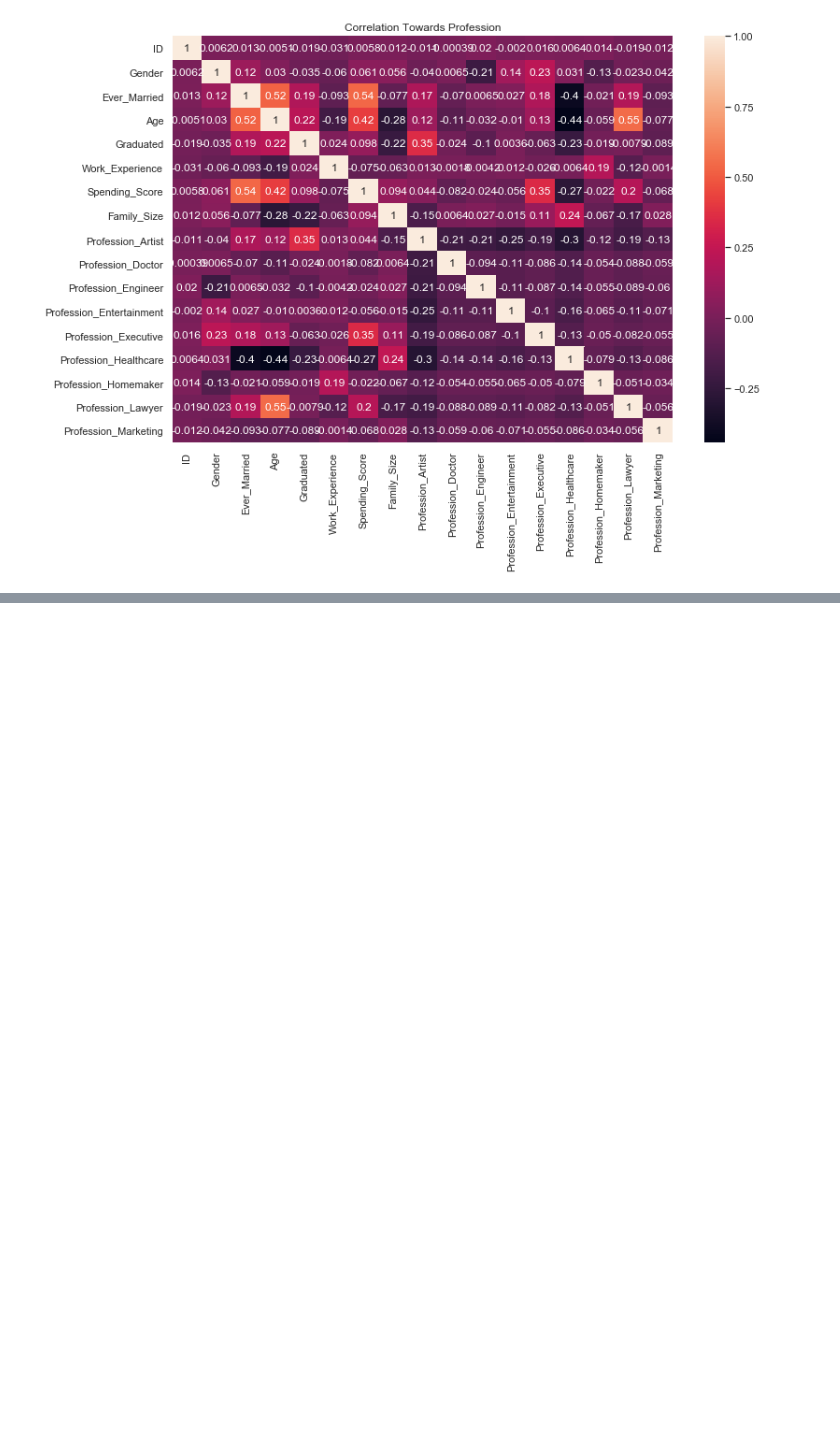
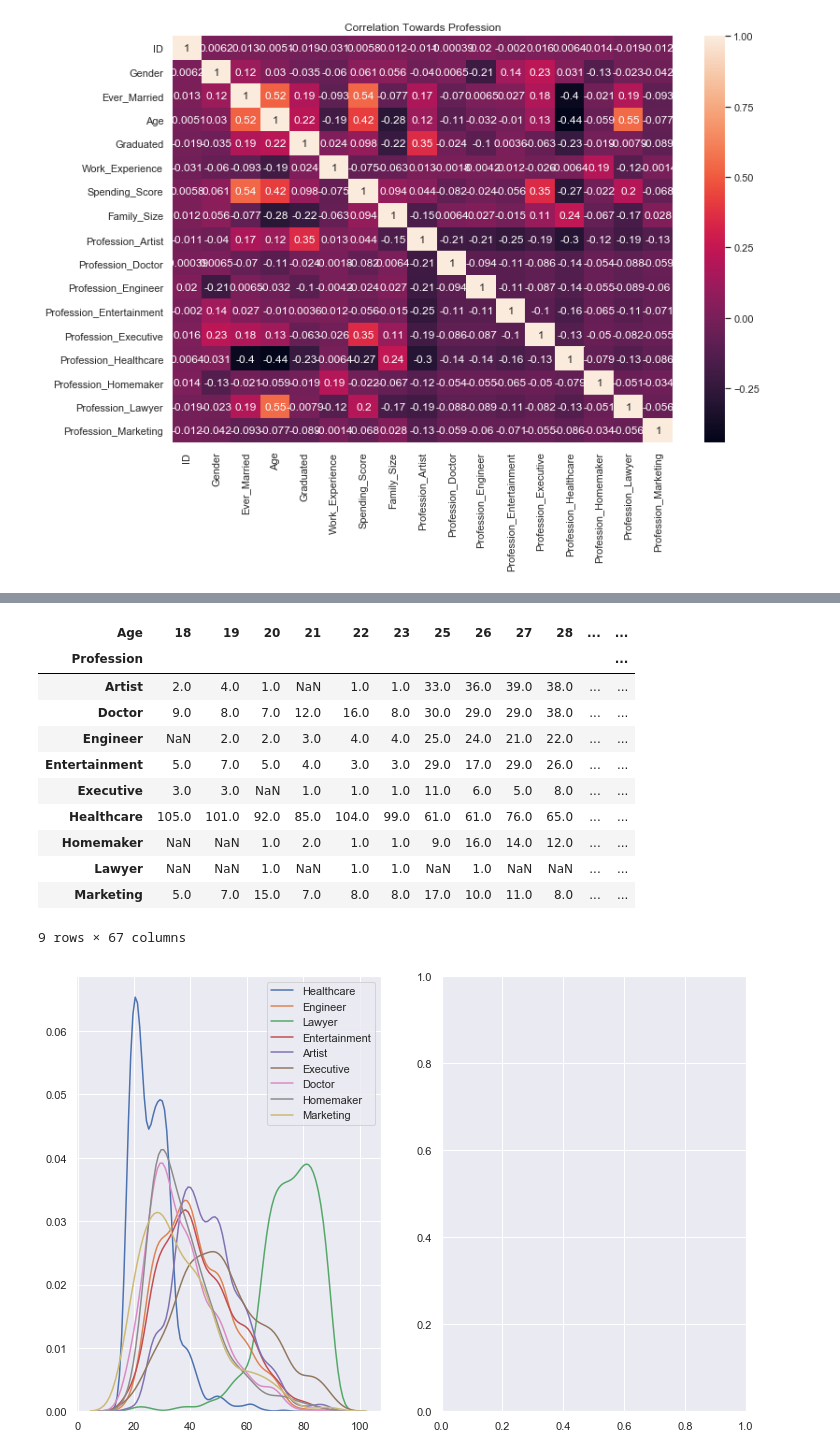
Before and after one commit to harashtaht/CustomerSegmentation, a Jupyter notebook: customerSegmentation/automobileSegmentation.ipynb, the cells around one changed output, grey strips where cells are left out. Cells and saved outputs as stored; diff of their text form; code cells hidden in the pictures; blank space fills up the shorter version.

```diff
--- a/customerSegmentation/automobileSegmentation.ipynb
+++ b/customerSegmentation/automobileSegmentation.ipynb
@@ -697,0 +737,23 @@ sns.heatmap(oneHprf_.corr(), annot=True)
+# %%
+plt.figure(figsize=(12,8))
+
+plt.subplot(1,2,1)
+for i in list(dfTr.Profession.unique())[:-1]:
+    sns.kdeplot(trMod[trMod['Profession']==i]['Age'], label=i)
+
+plt.subplot(1,2,2)
+dfTr.groupby("Profession")["Age"].value_counts().unstack()
+# %% [output]
+| Age | 18 | 19 | 20 | 21 | 22 | 23 | 25 | 26 | 27 | 28 | ... | ... |
+| Profession |  |  |  |  |  |  |  |  |  |  |  | ... |
+| Artist | 2.0 | 4.0 | 1.0 | NaN | 1.0 | 1.0 | 33.0 | 36.0 | 39.0 | 38.0 | ... | ... |
+| Doctor | 9.0 | 8.0 | 7.0 | 12.0 | 16.0 | 8.0 | 30.0 | 29.0 | 29.0 | 38.0 | ... | ... |
+| Engineer | NaN | 2.0 | 2.0 | 3.0 | 4.0 | 4.0 | 25.0 | 24.0 | 21.0 | 22.0 | ... | ... |
+| Entertainment | 5.0 | 7.0 | 5.0 | 4.0 | 3.0 | 3.0 | 29.0 | 17.0 | 29.0 | 26.0 | ... | ... |
+| Executive | 3.0 | 3.0 | NaN | 1.0 | 1.0 | 1.0 | 11.0 | 6.0 | 5.0 | 8.0 | ... | ... |
+| Healthcare | 105.0 | 101.0 | 92.0 | 85.0 | 104.0 | 99.0 | 61.0 | 61.0 | 76.0 | 65.0 | ... | ... |
+| Homemaker | NaN | NaN | 1.0 | 2.0 | 1.0 | 1.0 | 9.0 | 16.0 | 14.0 | 12.0 | ... | ... |
+| Lawyer | NaN | NaN | 1.0 | NaN | 1.0 | 1.0 | NaN | 1.0 | NaN | NaN | ... | ... |
+| Marketing | 5.0 | 7.0 | 15.0 | 7.0 | 8.0 | 8.0 | 17.0 | 10.0 | 11.0 | 8.0 | ... | ... |
+9 rows × 67 columns
+[figure, added]
```
Also changed, not shown: parts of 6 cells of this notebook.
